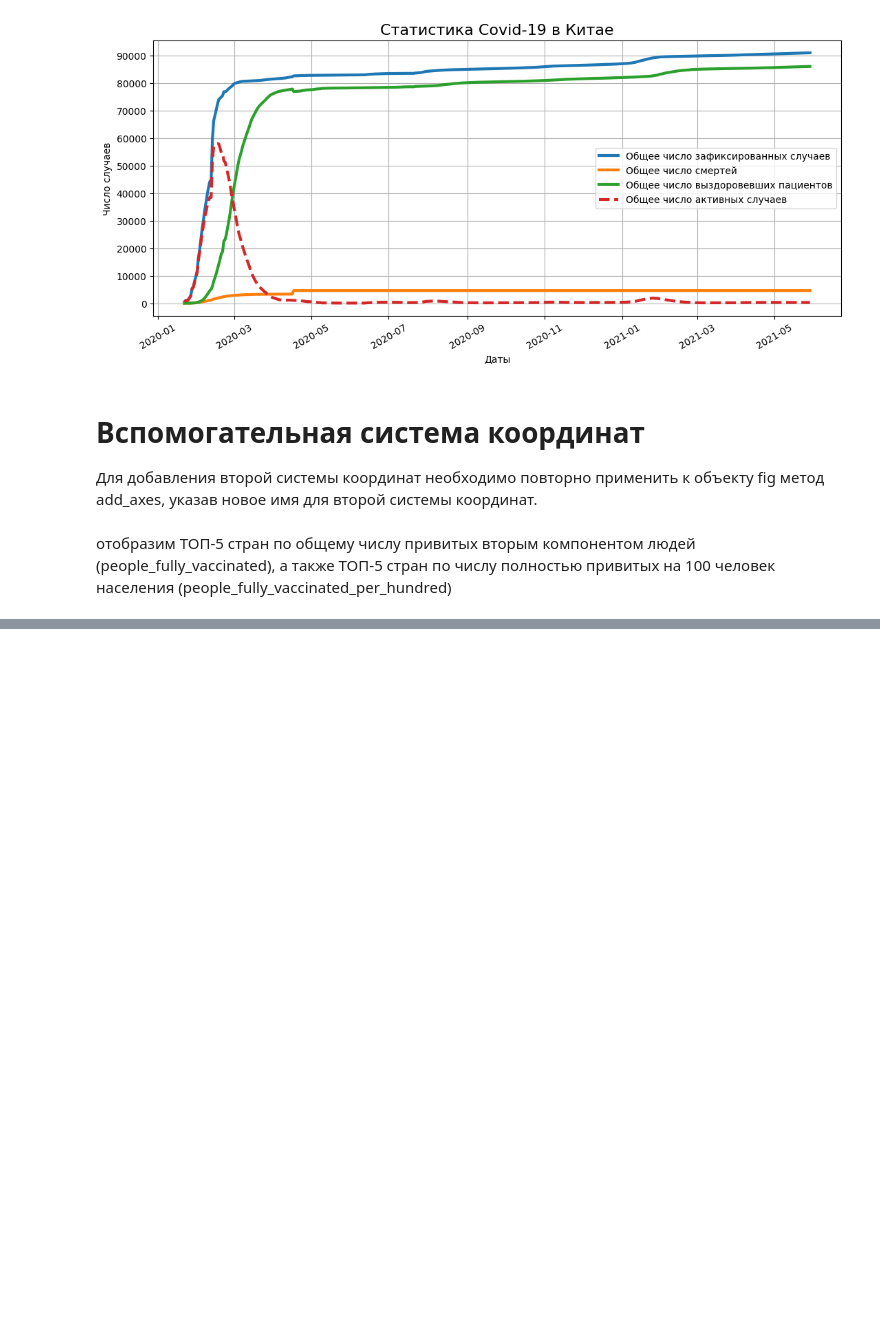
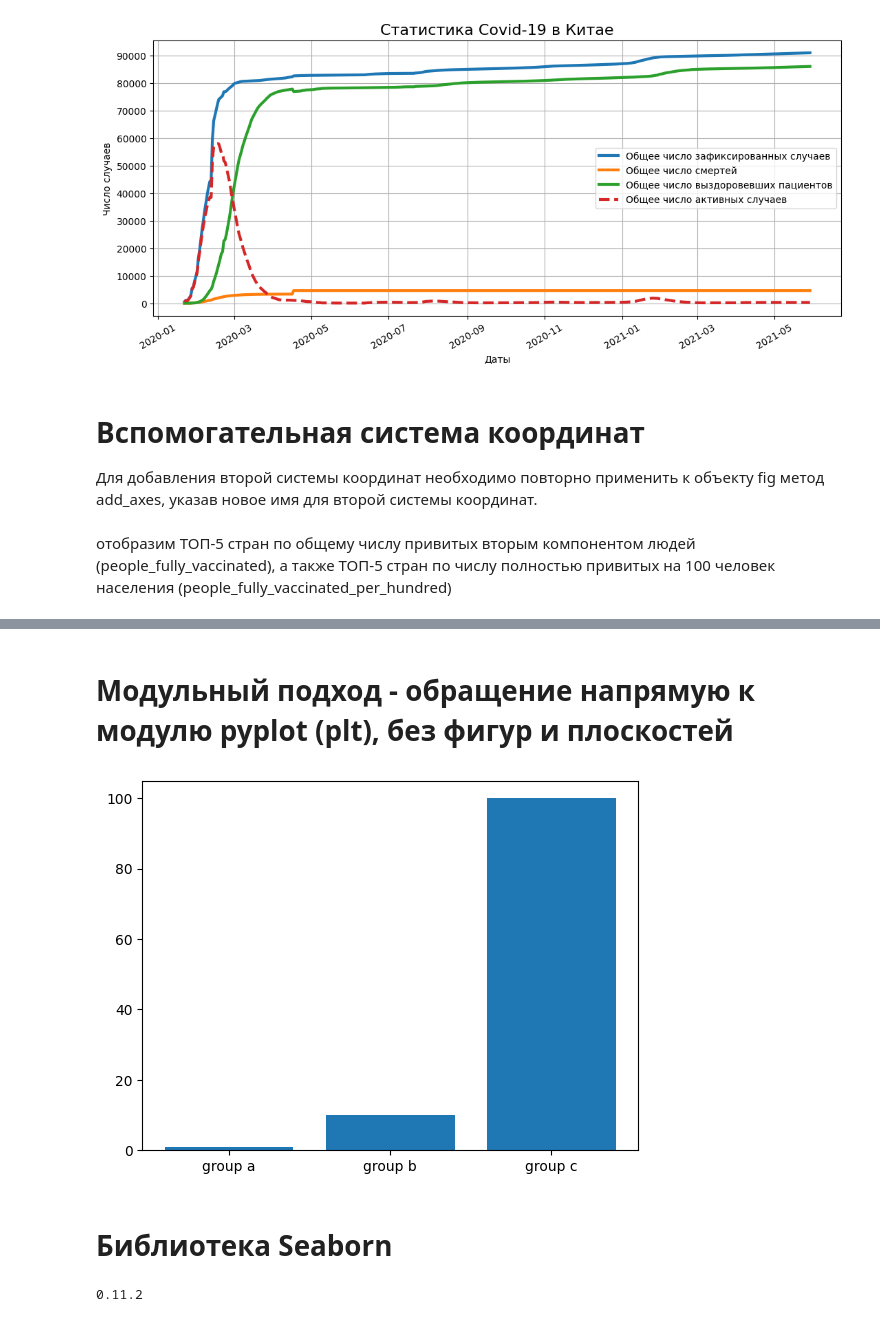
Before and after one commit to UdTatyana/SF-Data-Science, a Jupyter notebook: Skillfactory/PY_13 Визуализация/Theory_13.ipynb, the cells around one changed output, grey strips where cells are left out. Drawn from its saved outputs; the diff is of its cells as text; code cells hidden in the pictures; blank space fills up the shorter version.

```diff
--- a/Skillfactory/PY_13 Визуализация/Theory_13.ipynb
+++ b/Skillfactory/PY_13 Визуализация/Theory_13.ipynb
@@ -368,0 +424,16 @@ main_axes.bar(
+# %% [markdown]
+# Модульный подход - обращение напрямую к модулю pyplot (plt), без фигур и плоскостей
+# %%
+names = ['group a', 'group b', 'group c'] # список названий групп
+values = [1, 10, 100] # список значений, высота столбцов
+plt.bar(names, values)
+plt.show()
+# %% [output]
+[figure, added]
+# %% [markdown]
+# Библиотека Seaborn
+# %%
+import seaborn as sns
+print(sns.__version__)
+# %% [output]
+0.11.2
```
Also changed, not shown: parts of 6 cells of this notebook.
